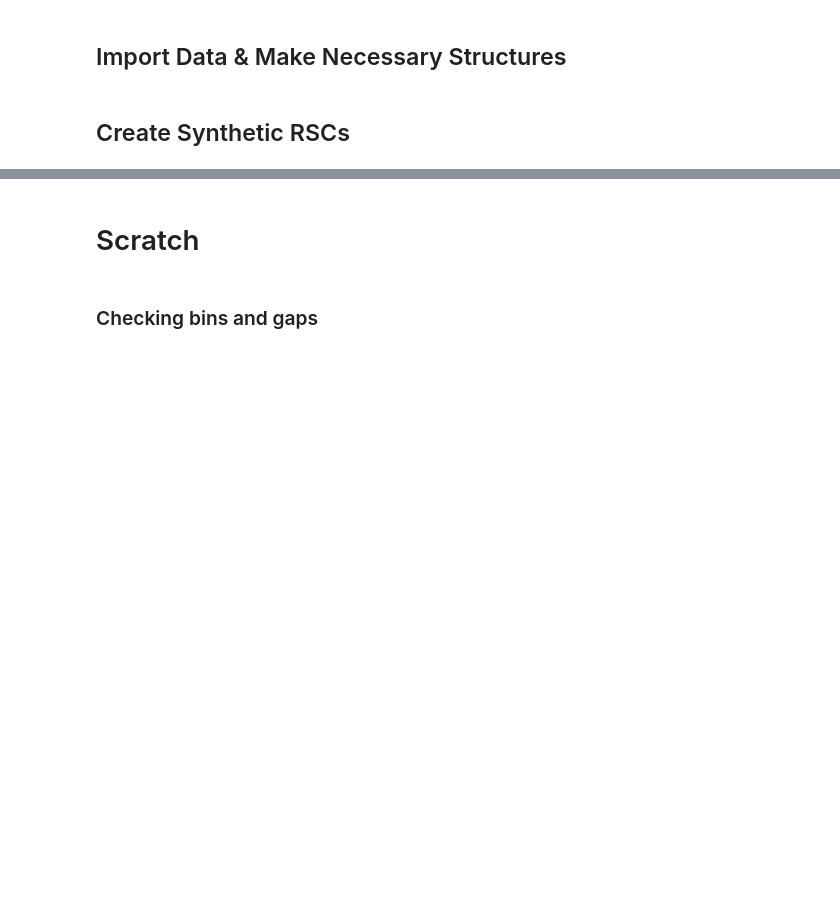
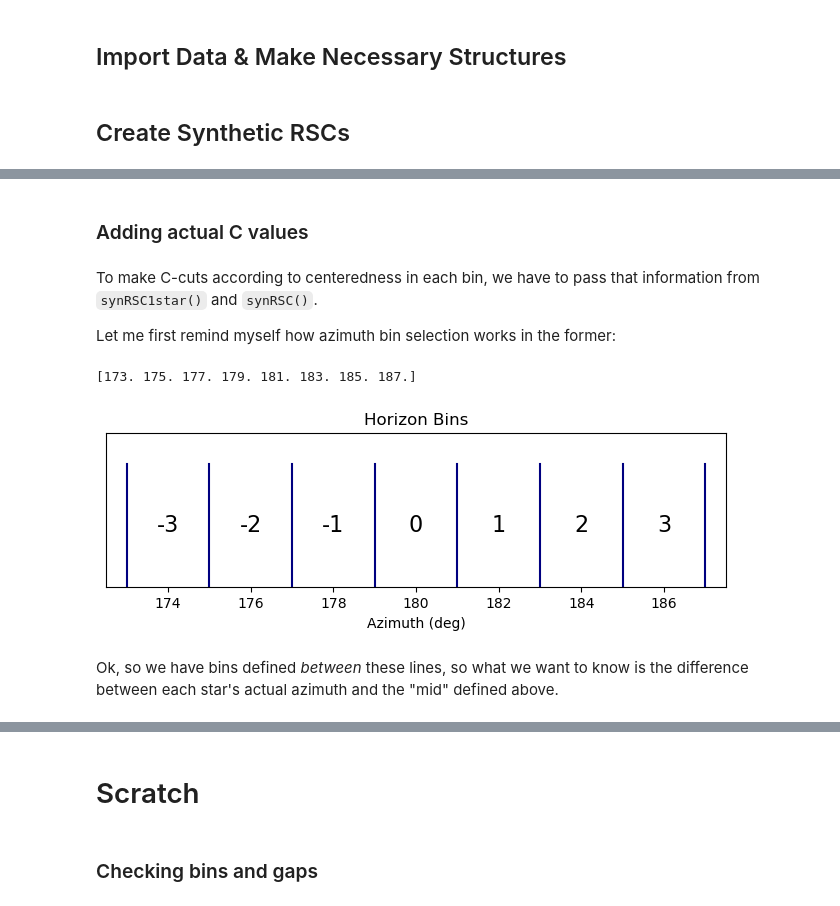
Before and after one commit to lunazagor/decanOpy, a Jupyter notebook: notebooks/synRSCgenerator.ipynb, the cells around one changed output, grey strips where cells are left out. Drawn from its saved outputs; the diff is of its cells as text; code cells hidden in the pictures; blank space fills up the shorter version.

```diff
--- a/notebooks/synRSCgenerator.ipynb
+++ b/notebooks/synRSCgenerator.ipynb
@@ -465,0 +872,10 @@ known_stars_dict
+# %%
+i = 10 # look at some table
+
+print("DataFrame for Table " + str(i) + ":")
+# Choice Table
+df_choice = df_testlist[i]
+df_choice.columns = [-3, -2, -1, 0, 1, 2, 3, "", "Code", " d_dbc"]
+display_side_by_side(df_choice, titles=['Chosen stars']) #we left 3rd empty...
+# All Star Table
+display_side_by_side(dflist[i], titles=['All stars']) #we left 3rd empty...
@@ -465,0 +914,43 @@ known_stars_dict
+# %% [markdown]
+### Adding actual C values
+# %% [markdown]
+To make C-cuts according to centeredness in each bin, we have to pass that information from `synRSC1star()` and `synRSC()`.
+
+Let me first remind myself how azimuth bin selection works in the former:
+# %%
+# use some values that are easy to mentally divide
+
+alt_window = (0, 45) # degrees
+horizon = (173, 187) # Note: MUST have smaller number first;
+bsize = 1 # bin size (must be 1 if gsize = 0)
+gsize = 0 # gap size (relative to binsize)
+# %%
+(horizon_bins, skip) = horizonBins(horizon, bsize, gsize)
+print(horizon_bins)
+# %% [output]
+[173. 175. 177. 179. 181. 183. 185. 187.]
+# %%
+###  plot horizon bins
+import matplotlib.pyplot as plt
+
+
+plt.figure(figsize=(8, 2))
+for x in horizon_bins:
+    plt.axvline(x, color='navy', linestyle='-', ymax=0.8)
+
+# Add text between each pair of lines
+binname = ['-3', '-2', '-1', '0', '1', '2', '3']
+for i in range(len(horizon_bins) - 1):
+    mid = (horizon_bins[i] + horizon_bins[i+1]) / 2
+    plt.text(mid, 0.4, binname[i], ha='center', va='center', fontsize=16, color='black')
+
+plt.xlim(min(horizon_bins)-bsize/2, max(horizon_bins)+bsize/2)
+plt.ylim(0, 1)
+plt.yticks([])
+plt.xlabel('Azimuth (deg)')
+plt.title('Horizon Bins')
+plt.show()
+# %% [output]
+[figure, added]
+# %% [markdown]
+Ok, so we have bins defined *between* these lines, so what we want to know is the difference between each star's actual azimuth and the "mid" defined above.
```
Also changed, not shown: parts of 85 cells of this notebook.
